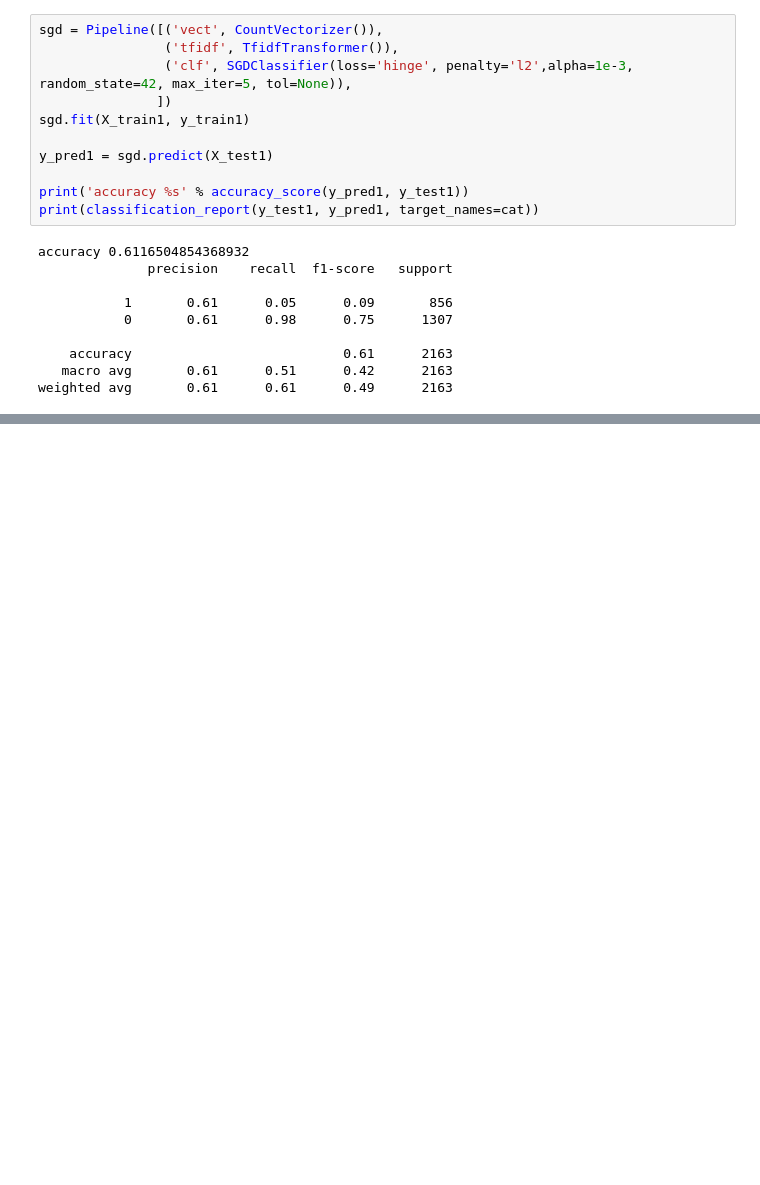
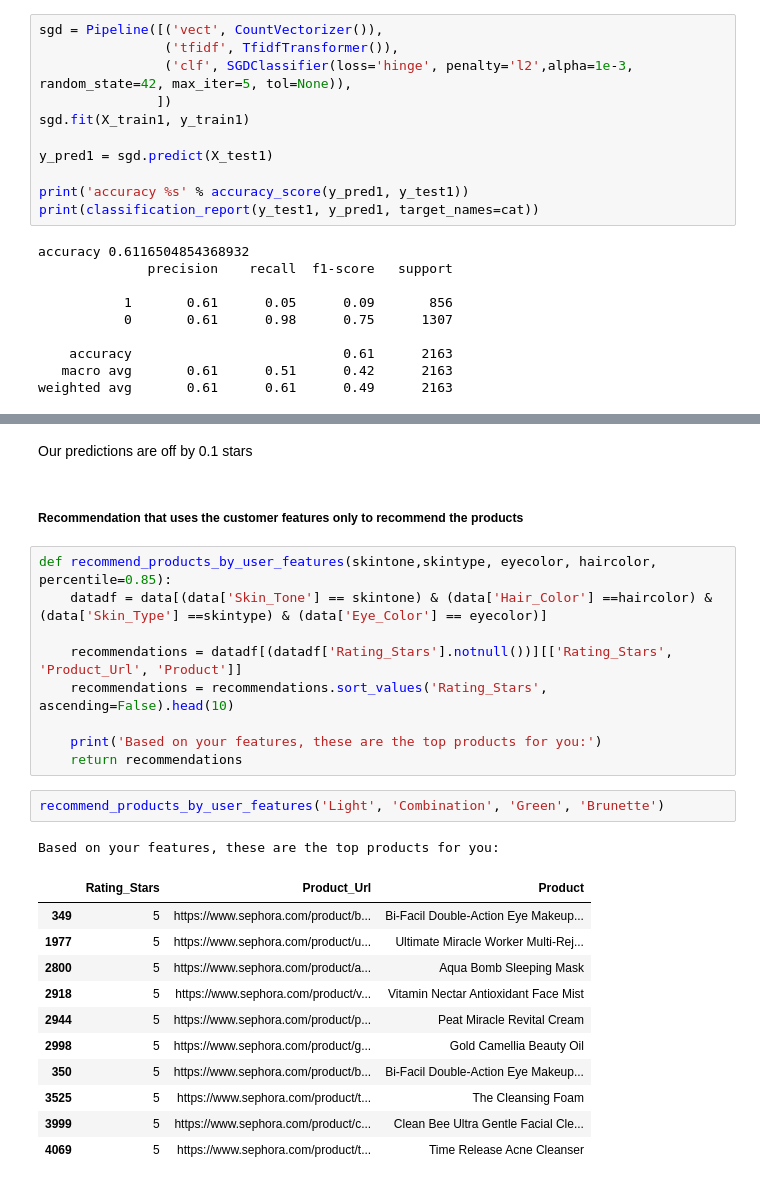
Before and after one commit to amaboh/Health_n_Life, a Jupyter notebook: skincare_recommendation/skin_recom.ipynb, the cells around one changed output, grey strips where cells are left out. Saved outputs shown, nothing was run; the diff lists cells and outputs as text; blank space fills up the shorter version.

```diff
--- a/skincare_recommendation/skin_recom.ipynb
+++ b/skincare_recommendation/skin_recom.ipynb
@@ -387,0 +420,28 @@ weighted avg       0.61      0.61      0.49      2163
+# %% [markdown]
+Our predictions are off by 0.1 stars
+# %% [markdown]
+##### Recommendation that uses the customer features only to recommend the products
+# %%
+def recommend_products_by_user_features(skintone,skintype, eyecolor, haircolor, percentile=0.85):
+    datadf = data[(data['Skin_Tone'] == skintone) & (data['Hair_Color'] ==haircolor) & (data['Skin_Type'] ==skintype) & (data['Eye_Color'] == eyecolor)]
+
+    recommendations = datadf[(datadf['Rating_Stars'].notnull())][['Rating_Stars', 'Product_Url', 'Product']]
+    recommendations = recommendations.sort_values('Rating_Stars', ascending=False).head(10)
+
+    print('Based on your features, these are the top products for you:')
+    return recommendations
+# %%
+recommend_products_by_user_features('Light', 'Combination', 'Green', 'Brunette')
+# %% [output]
+Based on your features, these are the top products for you:
+|  | Rating_Stars | Product_Url | Product |
+| 349 | 5 | https://www.sephora.com/product/b... | Bi-Facil Double-Action Eye Makeup... |
+| 1977 | 5 | https://www.sephora.com/product/u... | Ultimate Miracle Worker Multi-Rej... |
+| 2800 | 5 | https://www.sephora.com/product/a... | Aqua Bomb Sleeping Mask |
+| 2918 | 5 | https://www.sephora.com/product/v... | Vitamin Nectar Antioxidant Face Mist |
+| 2944 | 5 | https://www.sephora.com/product/p... | Peat Miracle Revital Cream |
+| 2998 | 5 | https://www.sephora.com/product/g... | Gold Camellia Beauty Oil |
+| 350 | 5 | https://www.sephora.com/product/b... | Bi-Facil Double-Action Eye Makeup... |
+| 3525 | 5 | https://www.sephora.com/product/t... | The Cleansing Foam |
+| 3999 | 5 | https://www.sephora.com/product/c... | Clean Bee Ultra Gentle Facial Cle... |
+| 4069 | 5 | https://www.sephora.com/product/t... | Time Release Acne Cleanser |
```
Also changed, not shown: parts of 26 cells of this notebook.
